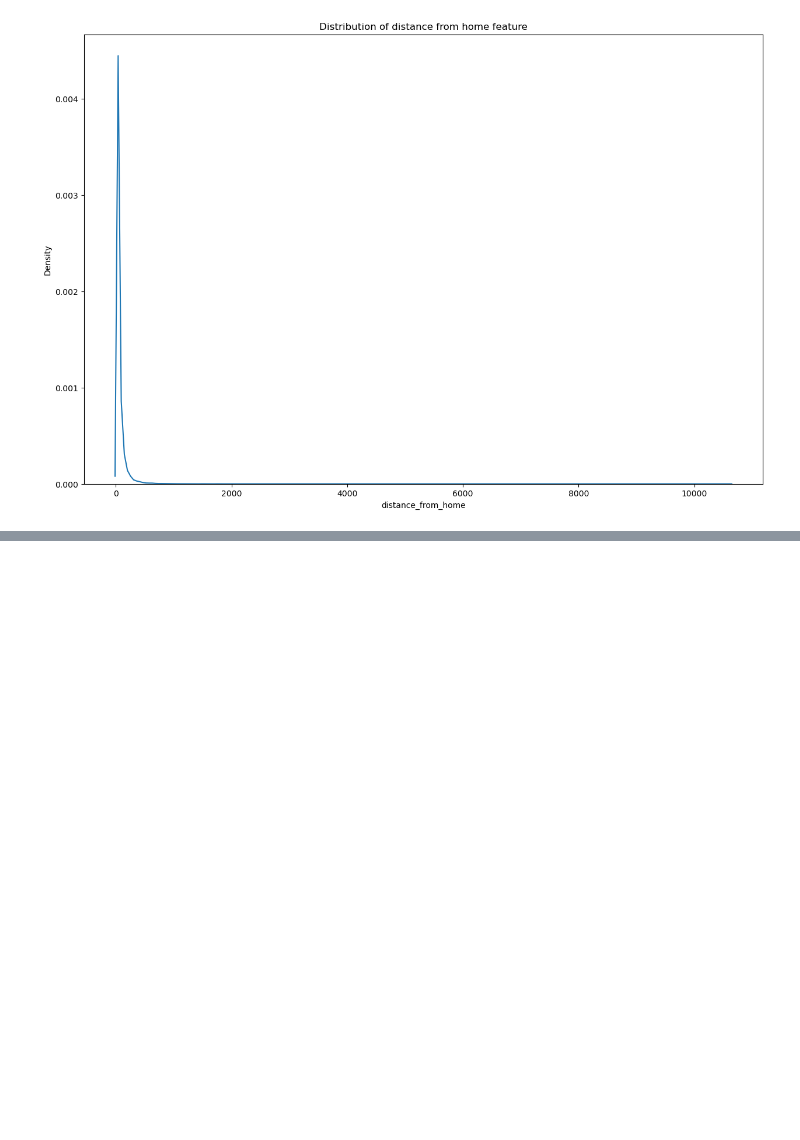
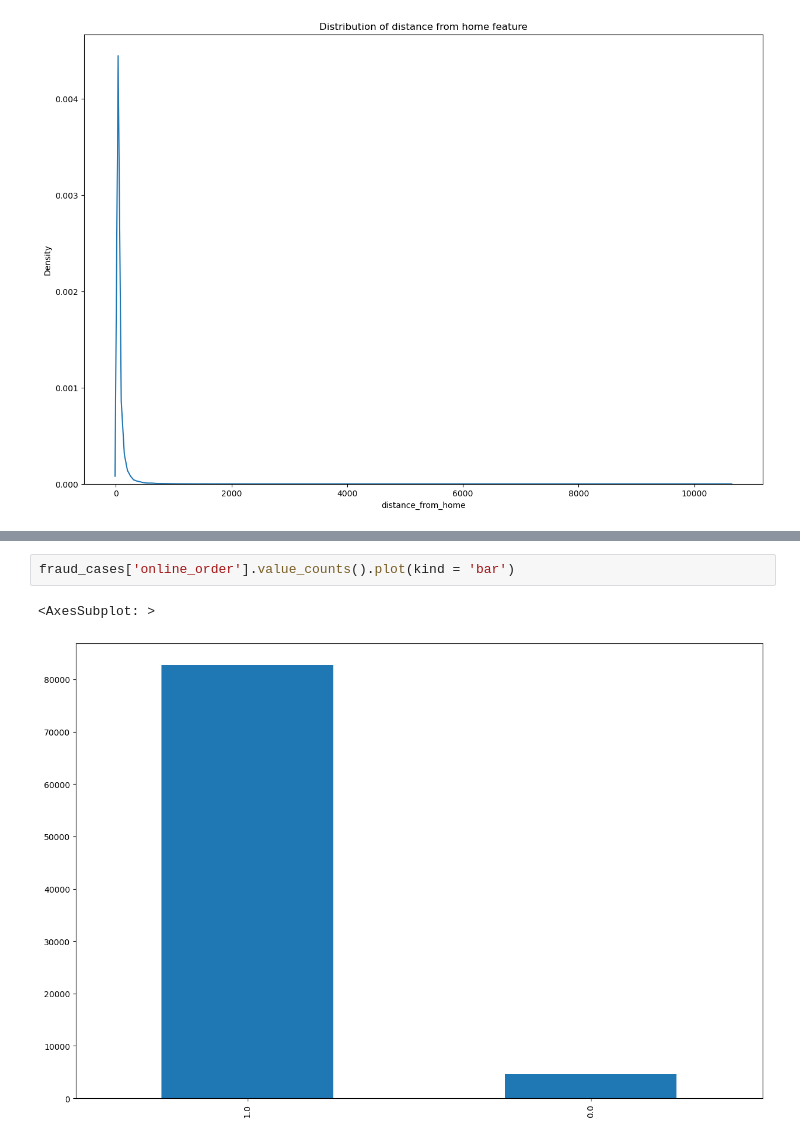
Before and after one commit to suhasmaddali/Credit-Card-Fraud-Detection, a Jupyter notebook: Credit Card Fraud Detection.ipynb, the cells around one changed output, grey strips where cells are left out. Drawn from its saved outputs; the diff is of its cells as text; blank space fills up the shorter version.

```diff
--- a/Credit Card Fraud Detection.ipynb
+++ b/Credit Card Fraud Detection.ipynb
@@ -77,0 +83,5 @@ plt.show()
+# %%
+fraud_cases['online_order'].value_counts().plot(kind = 'bar')
+# %% [output]
+<AxesSubplot: >
+[figure, added]
```
Also changed, not shown: parts of 6 cells of this notebook.
